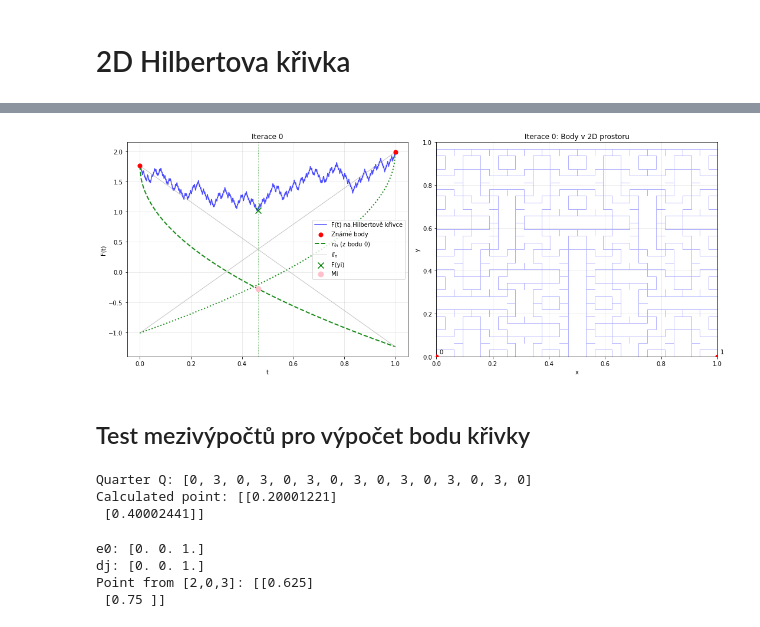
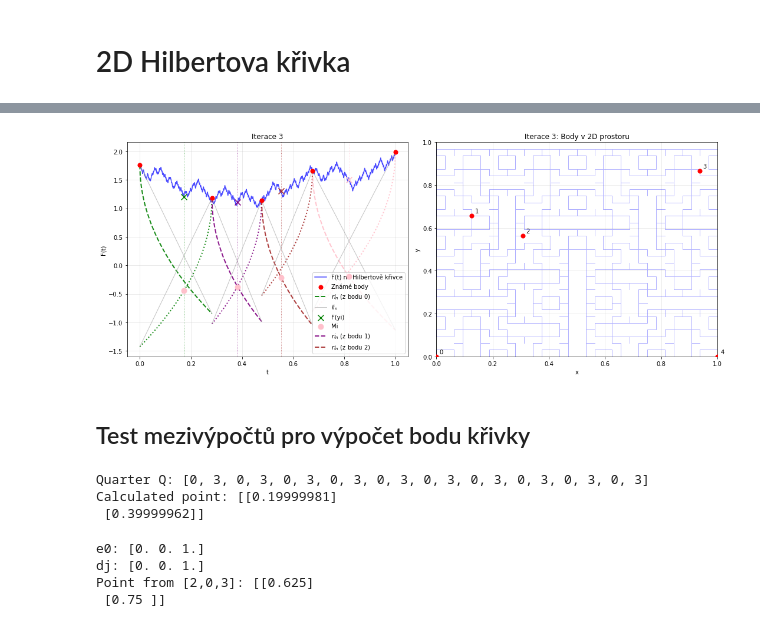
Before and after one commit to NIE0087/BP---prostor-vyplnujici-krivky, a Jupyter notebook: example2D.ipynb, the cells around one changed output, grey strips where cells are left out. Saved outputs shown, nothing was run; the diff lists cells and outputs as text; code cells hidden in the pictures.

```diff
--- a/example2D.ipynb
+++ b/example2D.ipynb
@@ -1,4 +1,7 @@
 # %%
 from Hilbert2D import Hilbert2D
+from Hilbert2DVisualizer import Hilbert2DVisualizer
+hilbert = Hilbert2D(precision=20)
+h2d = Hilbert2DVisualizer(hilbert)
 # %% [markdown]
 # 2D Hilbertova křivka
@@ -13,27 +8,23 @@ hilbert.plot_holder_paraboloids_mainstream(H=1, r=3, eps=1e-4, max_iter=10,
 # %%
-hilbert = Hilbert2D(15)
-# Vykreslí paraboloidy v první iteraci (iteration_to_plot=0)
-hilbert.plot_holder_paraboloids(H=1, r=3, eps=1e-4, max_iter=10,
+h2d.plot_holder_paraboloids(H=2*2.23, r=1.1, eps=1e-4, max_iter=10,
                                 n=5, x_min=0, x_max=1, y_min=0, y_max=1,
-                                whatFunc=0, iteration_to_plot=0)
+                                whatFunc=0, iteration_to_plot=3)
 # %% [output]
-[figure, old version]
+[figure, new version]
 # %% [markdown]
 ## Test mezivýpočtů pro výpočet bodu křivky
 # %%
 
-h2d = Hilbert2D(15)
-
-Q = h2d.dec_to_quarter(0.2)
+Q = hilbert.dec_to_quarter(0.2)
 print("Quarter Q:", Q)
 
-e0, dj = h2d.ej_and_dj_counter(Q)
-result = h2d.calculate_point(e0, dj, Q)
+e0, dj = hilbert.ej_and_dj_counter(Q)
+result = hilbert.calculate_point(e0, dj, Q)
 print("Calculated point:", result)
 # %% [output]
-Quarter Q: [0, 3, 0, 3, 0, 3, 0, 3, 0, 3, 0, 3, 0, 3, 0]
-Calculated point: [[0.20001221]
- [0.40002441]]
+Quarter Q: [0, 3, 0, 3, 0, 3, 0, 3, 0, 3, 0, 3, 0, 3, 0, 3, 0, 3, 0, 3]
+Calculated point: [[0.19999981]
+ [0.39999962]]
 # %%
 
 h = [2, 0, 3]
```
Also changed, not shown: parts of 14 cells of this notebook, 6 other files.
